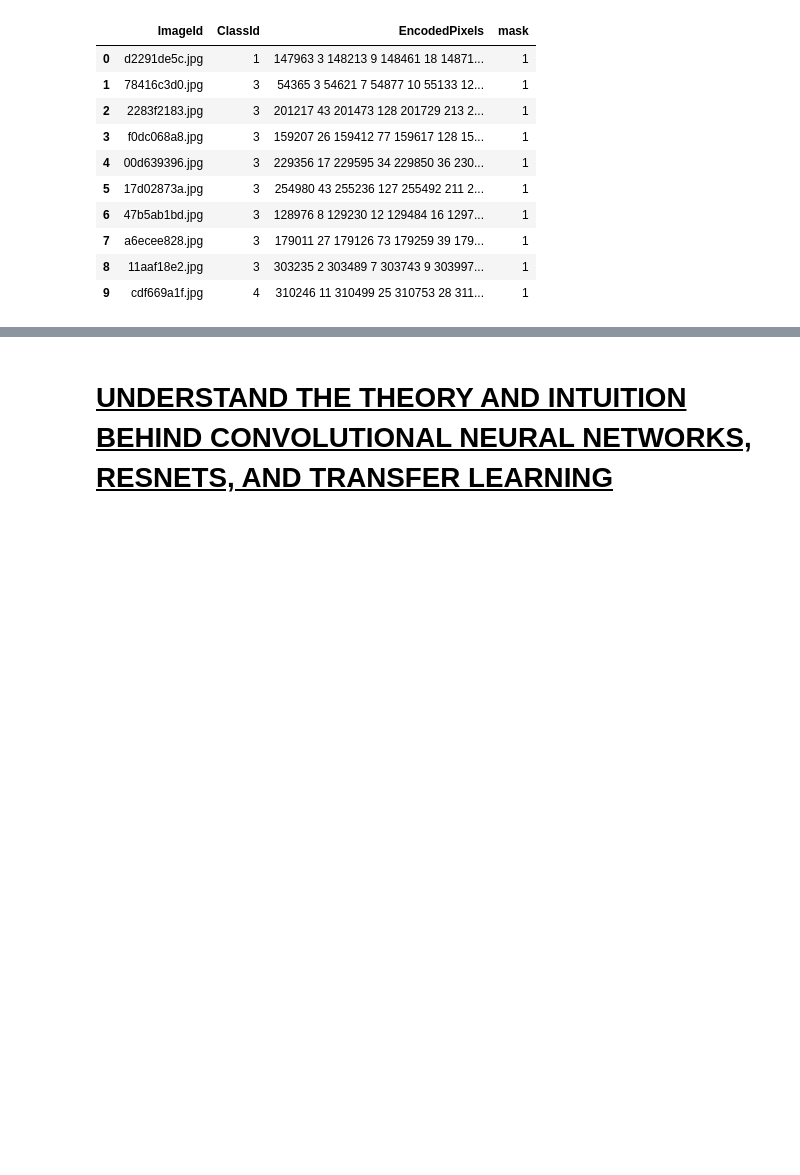
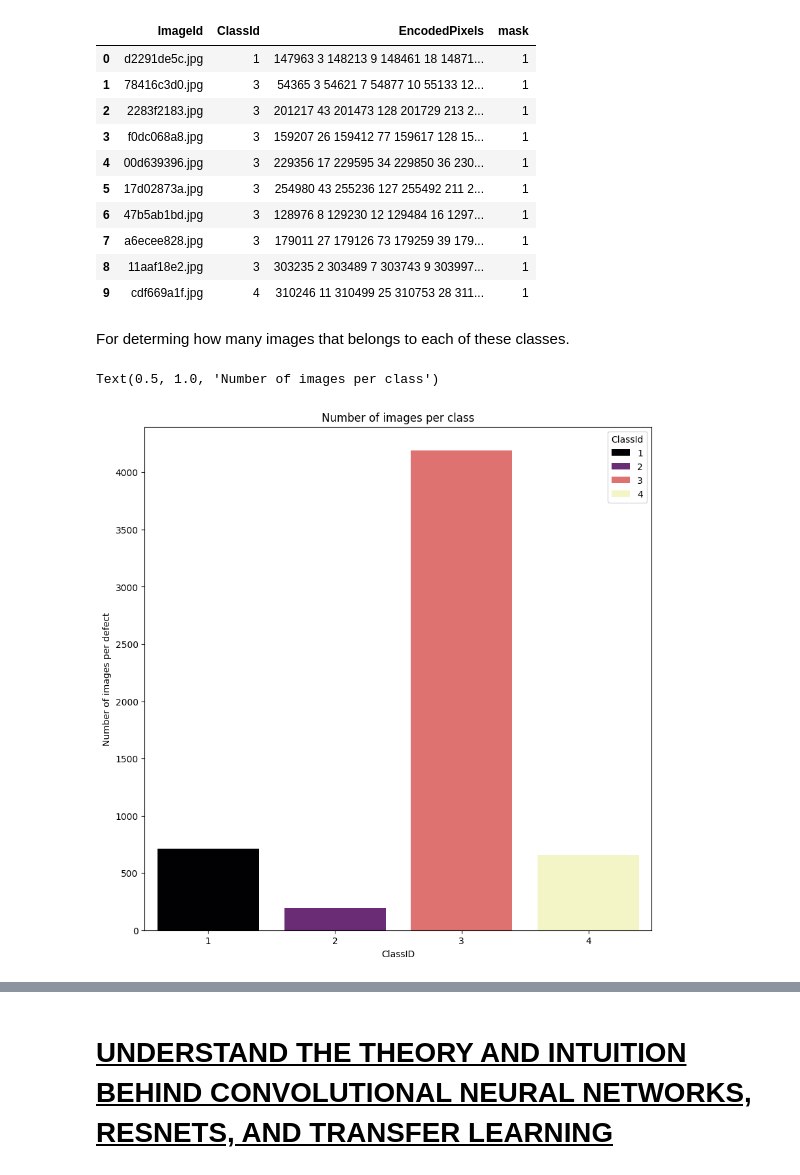
Before and after one commit to FemiAdesola/Data-Science, a Jupyter notebook: Maintenance_&_Manufacturing_Department.ipynb, the cells around one changed output, grey strips where cells are left out. Saved outputs shown, nothing was run; the diff lists cells and outputs as text; code cells hidden in the pictures; blank space fills up the shorter version.

```diff
--- a/Maintenance_&_Manufacturing_Department.ipynb
+++ b/Maintenance_&_Manufacturing_Department.ipynb
@@ -170,5 +171,17 @@ defect_class_mask_df.head(10)
 | 7 | a6ecee828.jpg | 3 | 179011 27 179126 73 179259 39 179... | 1 |
 | 8 | 11aaf18e2.jpg | 3 | 303235 2 303489 7 303743 9 303997... | 1 |
 | 9 | cdf669a1f.jpg | 4 | 310246 11 310499 25 310753 28 311... | 1 |
+# %% [markdown]
+For determing how many images that belongs to each of these classes.
+# %%
+plt.figure(figsize=(10,10))
+#sns.countplot(defect_class_mask_df['ClassId'])
+sns.countplot(x = 'ClassId', hue='ClassId', data = defect_class_mask_df, palette= "magma")
+plt.ylabel('Number of images per defect')
+plt.xlabel('ClassID')
+plt.title('Number of images per class')
+# %% [output]
+Text(0.5, 1.0, 'Number of images per class')
+[figure, added]
 # %%
 # Some images are classified with more than one defect, let's explore this futher
```
Also changed, not shown: parts of 94 cells of this notebook.
